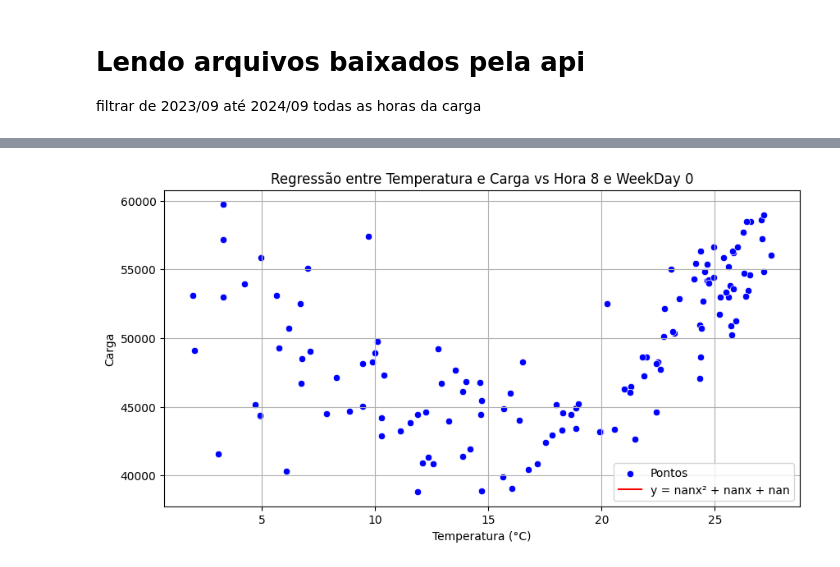
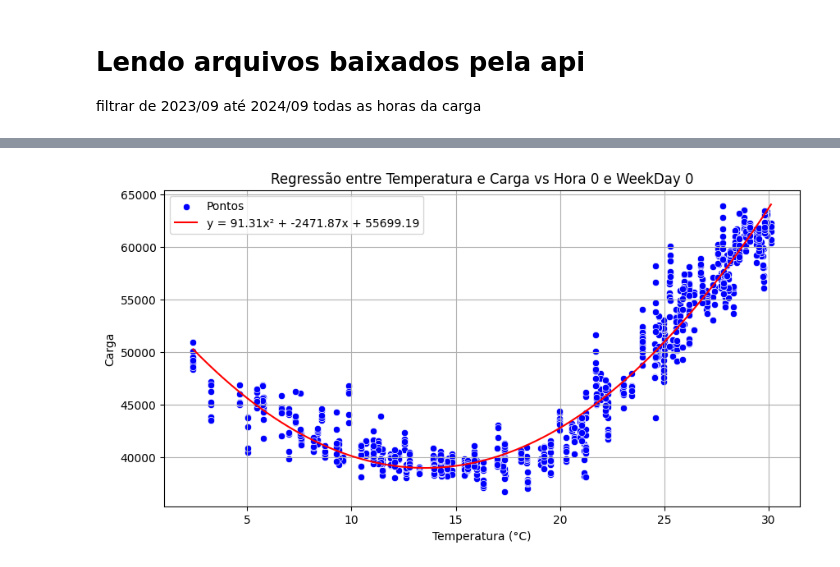
Before and after one commit to jrodrigotico/serena-tcc, a Jupyter notebook: debug_modelo.ipynb, the cells around one changed output, grey strips where cells are left out. Drawn from its saved outputs; the diff is of its cells as text; code cells hidden in the pictures.

Commit message:
cheguei muito perto da tabela do nathan mas filtrando apenas 10:30 na coluna de data de publicacao, por que disso????

```diff
--- a/debug_modelo.ipynb
+++ b/debug_modelo.ipynb
@@ -120 +111,42 @@ df
+# %%
+# Tratamentos iniciais
+for df in [df_l, df_t]:
+    df["interval_start_utc"] = pd.to_datetime(df["interval_start_utc"]).dt.tz_localize(None)
+    df["interval_end_utc"] = pd.to_datetime(df["interval_end_utc"], utc=True).dt.tz_localize(None)
+    df["publish_time_utc"] = pd.to_datetime(df["publish_time_utc"], utc=True).dt.tz_localize(None)
+
+df_t = df_t.drop(columns=["Unnamed: 0"], errors="ignore")
+df_l = df_l.drop(columns=["Unnamed: 0", "publish_time_utc_load",'publish_time_utc_tf'], errors="ignore")
+
+
+df_t = df_t[['interval_start_utc', 'interval_end_utc', 'publish_time_utc', 'coast',
+        'east', 'far_west', 'north', 'north_central', 'south_central',
+        'southern', 'west', 'hour', 'weekday', 'avg_temp_fahrenheit']]
+# %%
+df = pd.merge(
+    df_l,
+    df_t,
+    on=["interval_start_utc", "interval_end_utc"],
+    how="inner",
+    suffixes=['_carga','_tf']
+)
+
+df = trocar_temp(df)
+df['publish_time_utc_carga'] = pd.to_datetime(df['publish_time_utc_carga'])
+
+
+# hora_inicio = dt.time(5, 30)   # 05:30
+# hora_fim = dt.time(0, 30)      # 00:30 (meia-noite e meia)
+
+# # Filtra os dados entre 05:30 e 23:59 OU entre 00:00 e 00:30
+# df = df[
+#     (df['publish_time_utc_carga'].dt.time > hora_inicio) |
+#     (df['publish_time_utc_carga'].dt.time <= hora_fim)
+# ]
+
+hora = dt.time(10, 30)   # 05:30
+
+
+# Filtra os dados entre 05:30 e 23:59 OU entre 00:00 e 00:30
+df = df[(df['publish_time_utc_carga'].dt.time == hora)]
 # %%
@@ -161,4 +189,4 @@ tabela_equacoes(df)
 # %%
-plotar_graficos(df= df , weekday= 0, hour= 8)
+plotar_graficos(df= df , weekday= 0, hour= 0)
 # %% [output]
-[figure, old version]
+[figure, new version]
```
Also changed, not shown: parts of 7 cells of this notebook, 2 other files.
